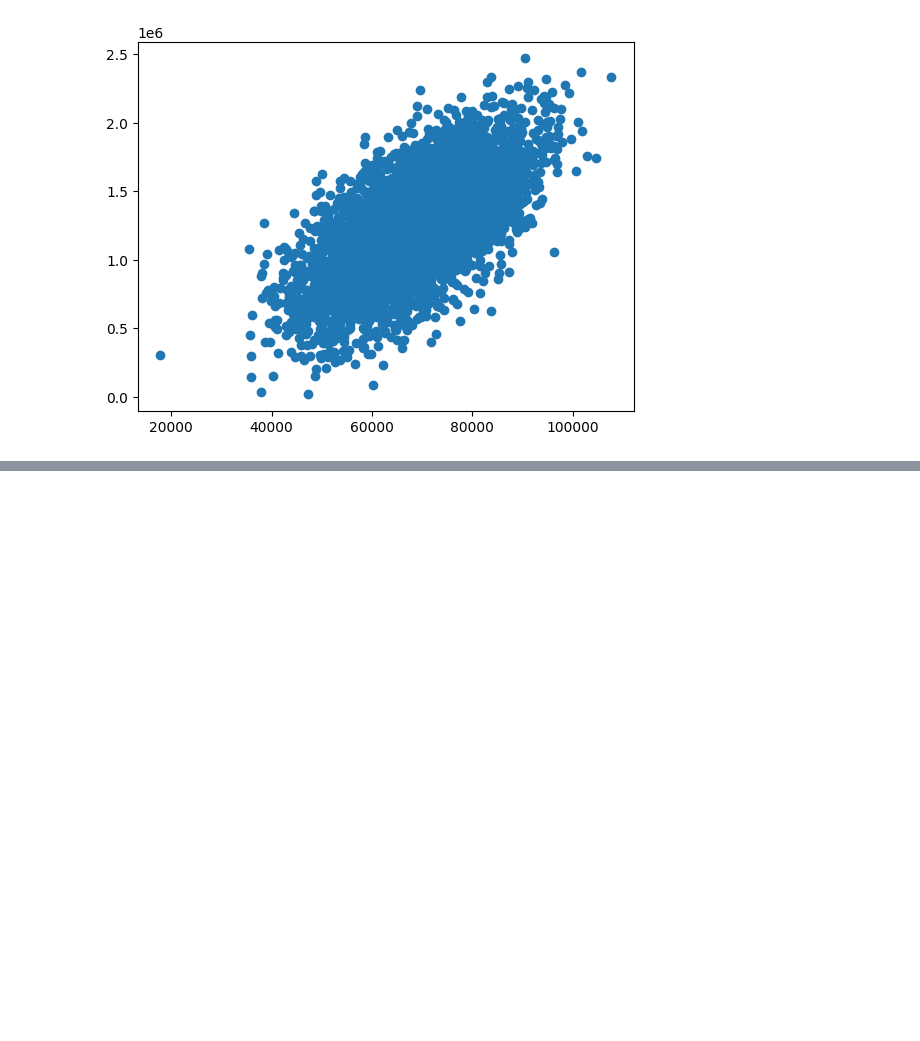
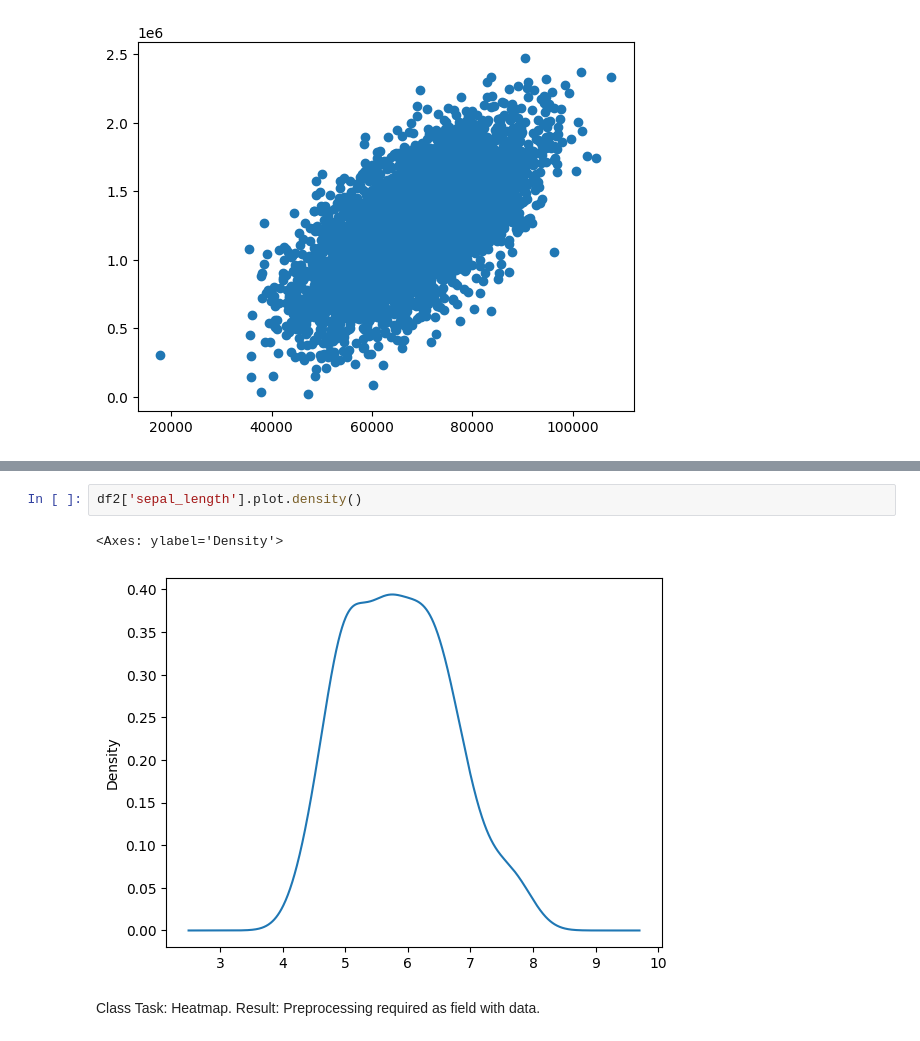
Before and after one commit to Tanishq-Choudhary/Tanishq-Choudhary-23FE10CSE00664-ML-Lab-Sem-6, a Jupyter notebook: Lab1.ipynb, the cells around one changed output, grey strips where cells are left out. Cells and saved outputs as stored; diff of their text form; blank space fills up the shorter version.

```diff
--- a/Lab1.ipynb
+++ b/Lab1.ipynb
@@ -158,0 +265,7 @@ plt.scatter(df['Avg. Area Income'], df['Price'])
+# %%
+df2['sepal_length'].plot.density()
+# %% [output]
+<Axes: ylabel='Density'>
+[figure, added]
+# %% [markdown]
+Class Task: Heatmap. Result: Preprocessing required as field with data.
```
Also changed, not shown: parts of 21 cells of this notebook.
